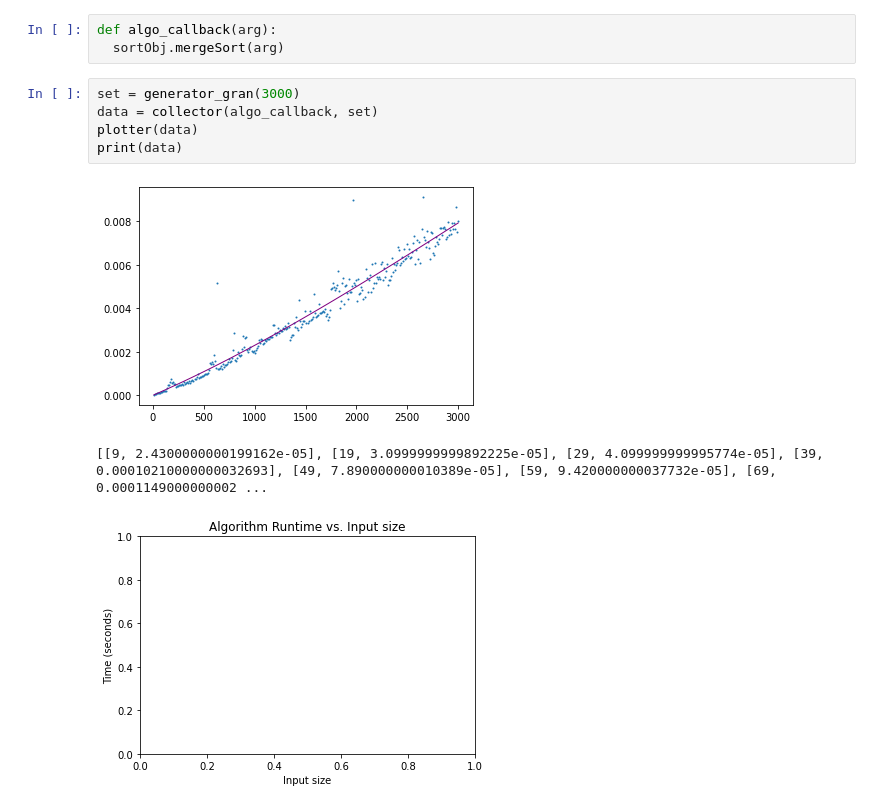
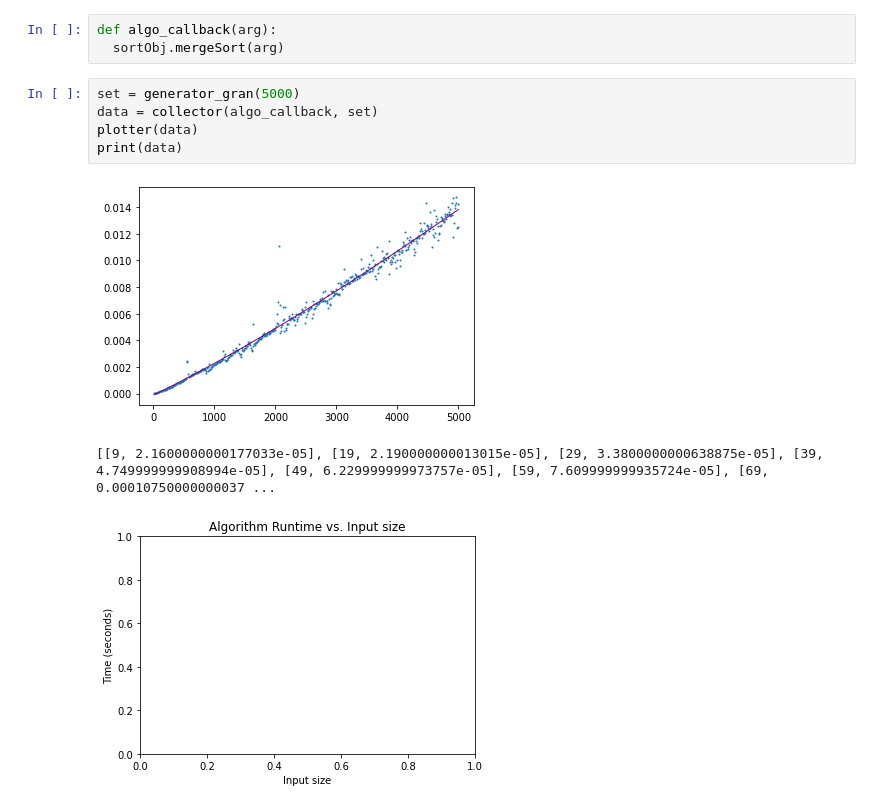
Before and after one commit to Inimesh/timer, a Jupyter notebook: lab.ipynb, the cells around one changed output. Saved outputs shown, nothing was run; the diff lists cells and outputs as text.

```diff
--- a/lab.ipynb
+++ b/lab.ipynb
@@ -9,11 +9,11 @@ sortObj = pysort.Sorting()
 def algo_callback(arg):
   sortObj.mergeSort(arg)
 # %%
-set = generator_gran(3000)
+set = generator_gran(5000)
 data = collector(algo_callback, set)
 plotter(data)
 print(data)
 # %% [output]
-[figure, old version]
+[figure, new version]
-[[9, 2.4300000000199162e-05], [19, 3.0999999999892225e-05], [29, 4.099999999995774e-05], [39, 0.00010210000000032693], [49, 7.890000000010389e-05], [59, 9.420000000037732e-05], [69, 0.0001149000000002 ...
+[[9, 2.1600000000177033e-05], [19, 2.190000000013015e-05], [29, 3.3800000000638875e-05], [39, 4.749999999908994e-05], [49, 6.229999999973757e-05], [59, 7.609999999935724e-05], [69, 0.00010750000000037 ...
 [figure]
```
Also changed, not shown: 2 other files.
